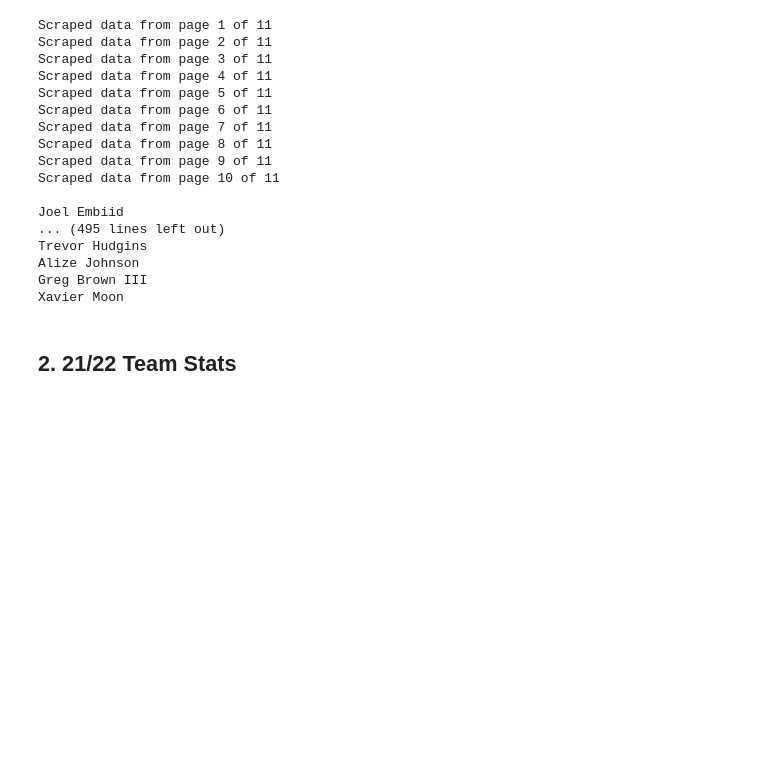
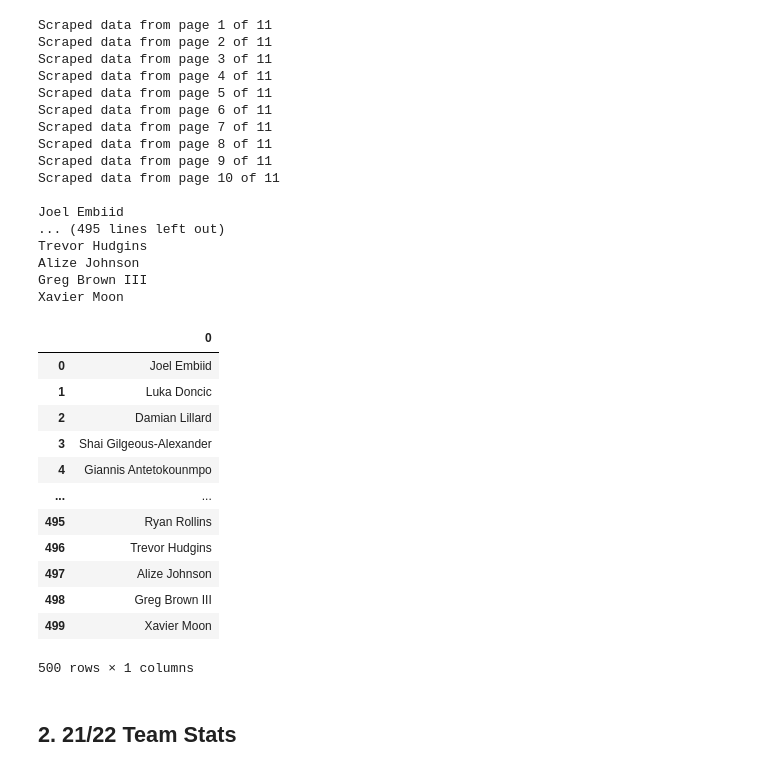
Before and after one commit to thopsialive/NBA-Drafts-Player-Impact, a Jupyter notebook: NBA Drafted Player Impact.ipynb, the cells around one changed output. Saved outputs shown, nothing was run; the diff lists cells and outputs as text; code cells hidden in the pictures; blank space fills up the shorter version.

```diff
--- a/NBA Drafted Player Impact.ipynb
+++ b/NBA Drafted Player Impact.ipynb
@@ -338,6 +338,23 @@ Trevor Hudgins
 Alize Johnson
 Greg Brown III
 Xavier Moon
+# %%
+df0 = pd.DataFrame(player_list)
+df0
+# %% [output]
+|  | 0 |
+| 0 | Joel Embiid |
+| 1 | Luka Doncic |
+| 2 | Damian Lillard |
+| 3 | Shai Gilgeous-Alexander |
+| 4 | Giannis Antetokounmpo |
+| ... | ... |
+| 495 | Ryan Rollins |
+| 496 | Trevor Hudgins |
+| 497 | Alize Johnson |
+| 498 | Greg Brown III |
+| 499 | Xavier Moon |
+500 rows × 1 columns
 # %%
 df0 = pd.DataFrame(draft_player_stats_2022)
 df0
```
